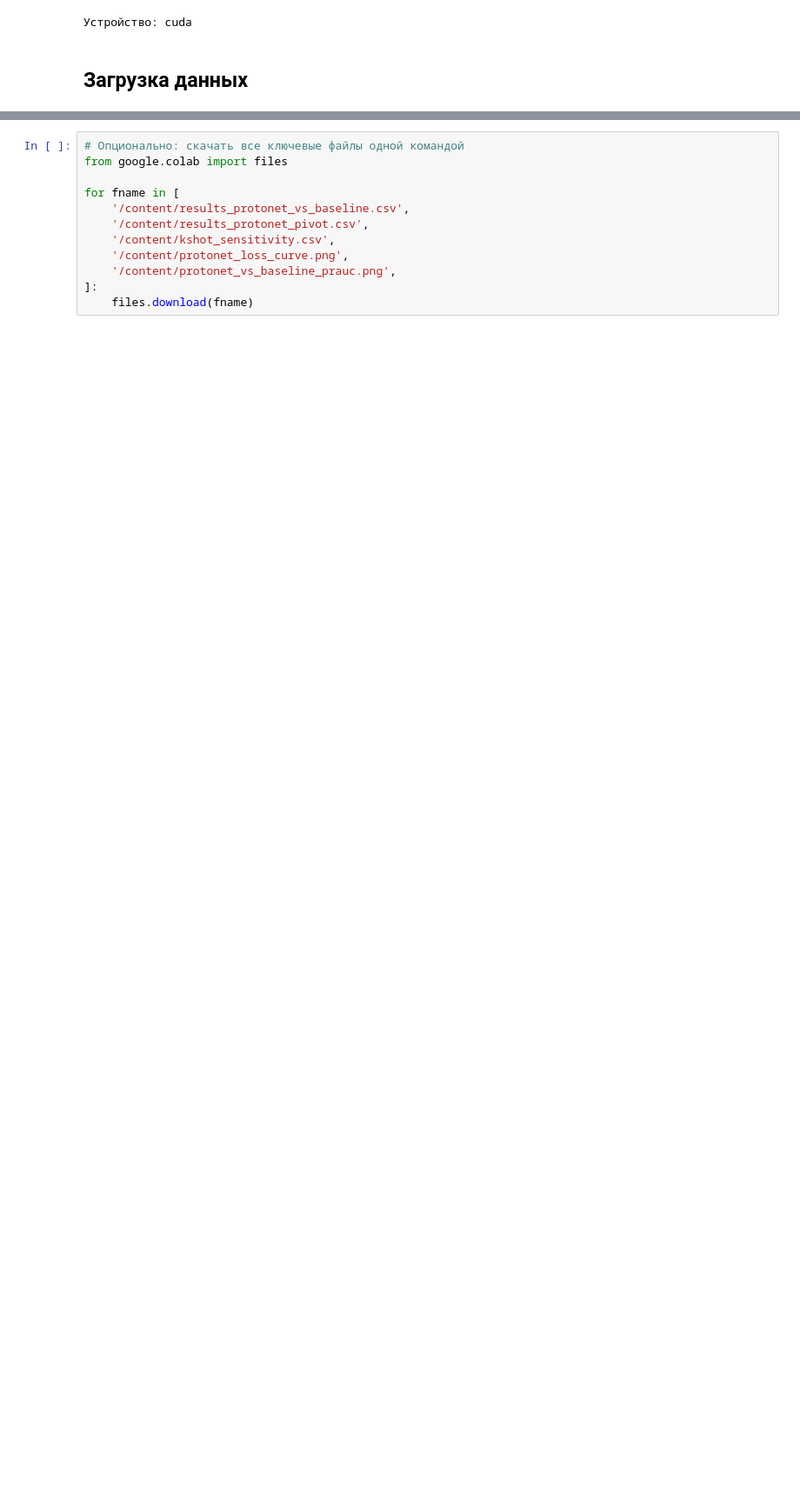
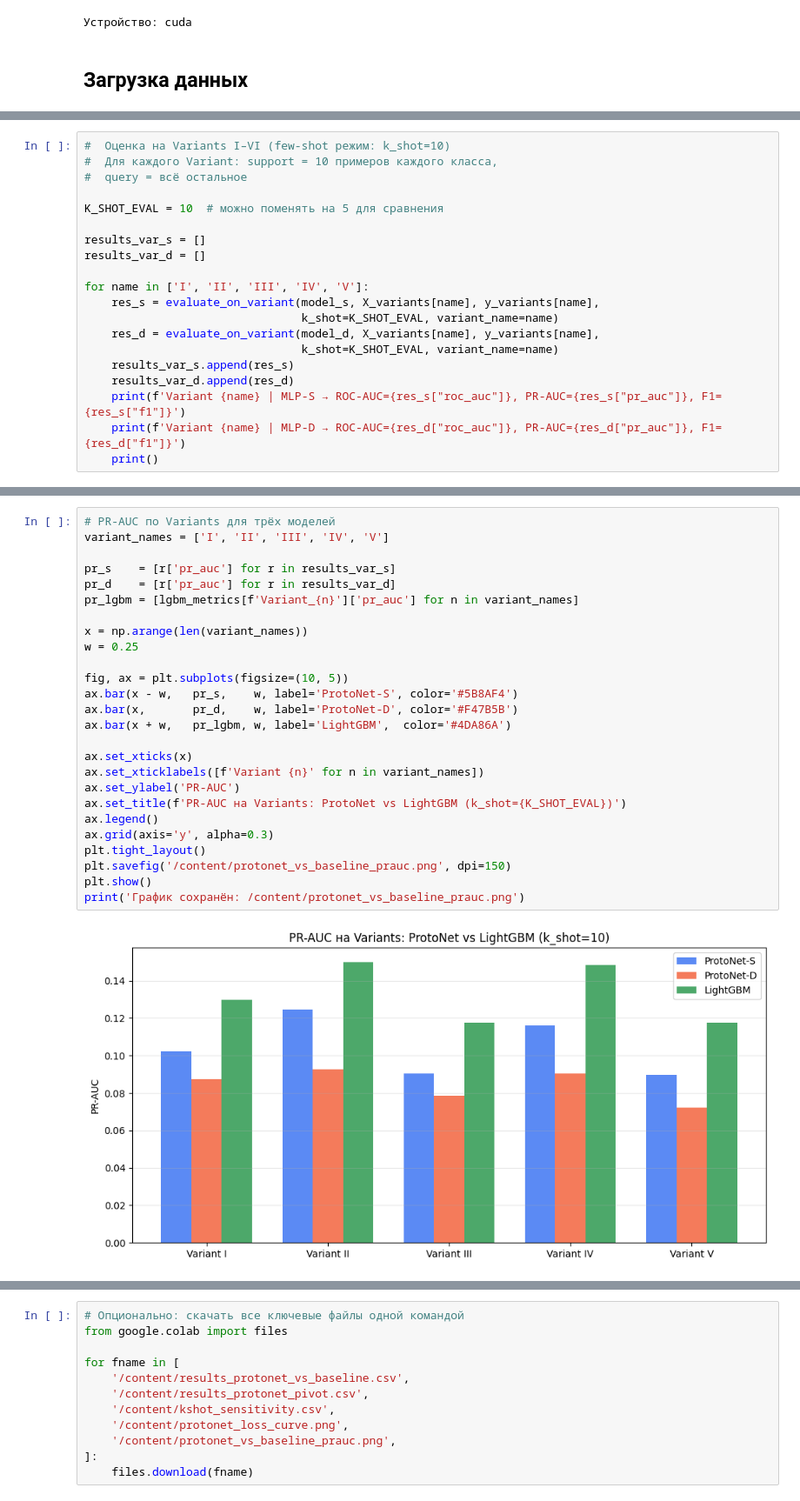
Before and after one commit to Juli-Kareva/Fraud-detection-MDS, a Jupyter notebook: Prototypical_network.ipynb, the cells around one changed output, grey strips where cells are left out. Shown at 87% size. Drawn from its saved outputs; the diff is of its cells as text; blank space fills up the shorter version.

```diff
--- a/Prototypical_network.ipynb
+++ b/Prototypical_network.ipynb
@@ -735,0 +709,20 @@ print('\nСкачайте через левую панель Colab → Files →
+# %%
+#  Оценка на Variants I–VI (few-shot режим: k_shot=10)
+#  Для каждого Variant: support = 10 примеров каждого класса,
+#  query = всё остальное
+
+K_SHOT_EVAL = 10  # можно поменять на 5 для сравнения
+
+results_var_s = []
+results_var_d = []
+
+for name in ['I', 'II', 'III', 'IV', 'V']:
+    res_s = evaluate_on_variant(model_s, X_variants[name], y_variants[name],
+                                k_shot=K_SHOT_EVAL, variant_name=name)
+    res_d = evaluate_on_variant(model_d, X_variants[name], y_variants[name],
+                                k_shot=K_SHOT_EVAL, variant_name=name)
+    results_var_s.append(res_s)
+    results_var_d.append(res_d)
+    print(f'Variant {name} | MLP-S → ROC-AUC={res_s["roc_auc"]}, PR-AUC={res_s["pr_auc"]}, F1={res_s["f1"]}')
+    print(f'Variant {name} | MLP-D → ROC-AUC={res_d["roc_auc"]}, PR-AUC={res_d["pr_auc"]}, F1={res_d["f1"]}')
+    print()
@@ -735,0 +824,28 @@ print('\nСкачайте через левую панель Colab → Files →
+# %%
+# PR-AUC по Variants для трёх моделей
+variant_names = ['I', 'II', 'III', 'IV', 'V']
+
+pr_s    = [r['pr_auc'] for r in results_var_s]
+pr_d    = [r['pr_auc'] for r in results_var_d]
+pr_lgbm = [lgbm_metrics[f'Variant_{n}']['pr_auc'] for n in variant_names]
+
+x = np.arange(len(variant_names))
+w = 0.25
+
+fig, ax = plt.subplots(figsize=(10, 5))
+ax.bar(x - w,   pr_s,    w, label='ProtoNet-S', color='#5B8AF4')
+ax.bar(x,       pr_d,    w, label='ProtoNet-D', color='#F47B5B')
+ax.bar(x + w,   pr_lgbm, w, label='LightGBM',  color='#4DA86A')
+
+ax.set_xticks(x)
+ax.set_xticklabels([f'Variant {n}' for n in variant_names])
+ax.set_ylabel('PR-AUC')
+ax.set_title(f'PR-AUC на Variants: ProtoNet vs LightGBM (k_shot={K_SHOT_EVAL})')
+ax.legend()
+ax.grid(axis='y', alpha=0.3)
+plt.tight_layout()
+plt.savefig('/content/protonet_vs_baseline_prauc.png', dpi=150)
+plt.show()
+print('График сохранён: /content/protonet_vs_baseline_prauc.png')
+# %% [output]
+[figure, added]
```
Also changed, not shown: parts of 47 cells of this notebook.
